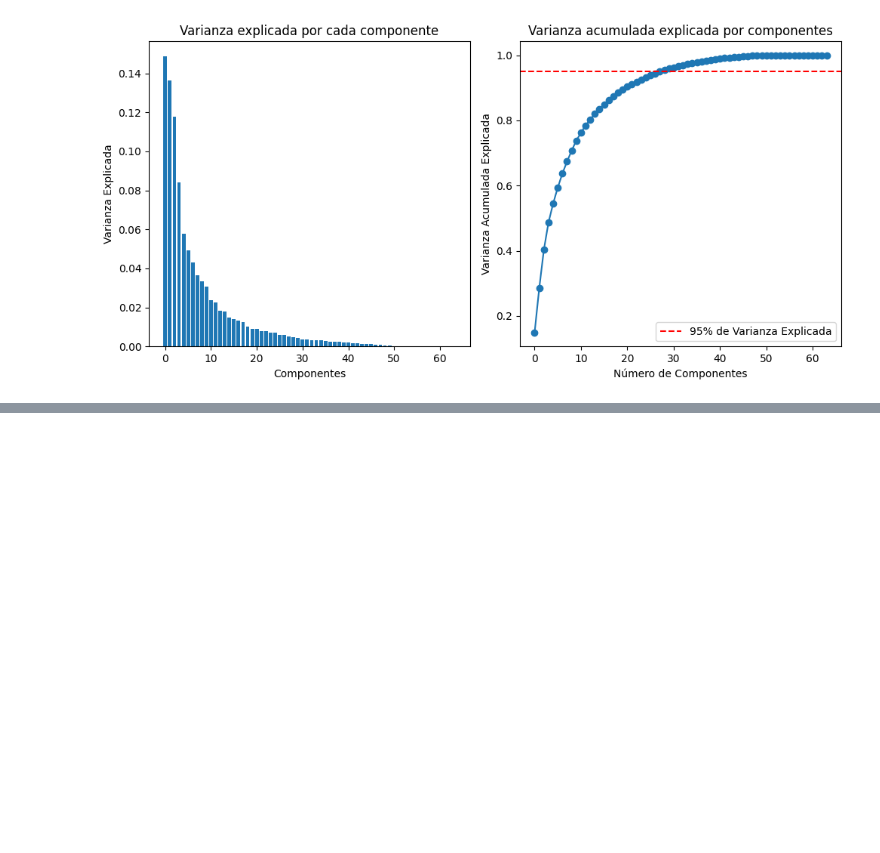
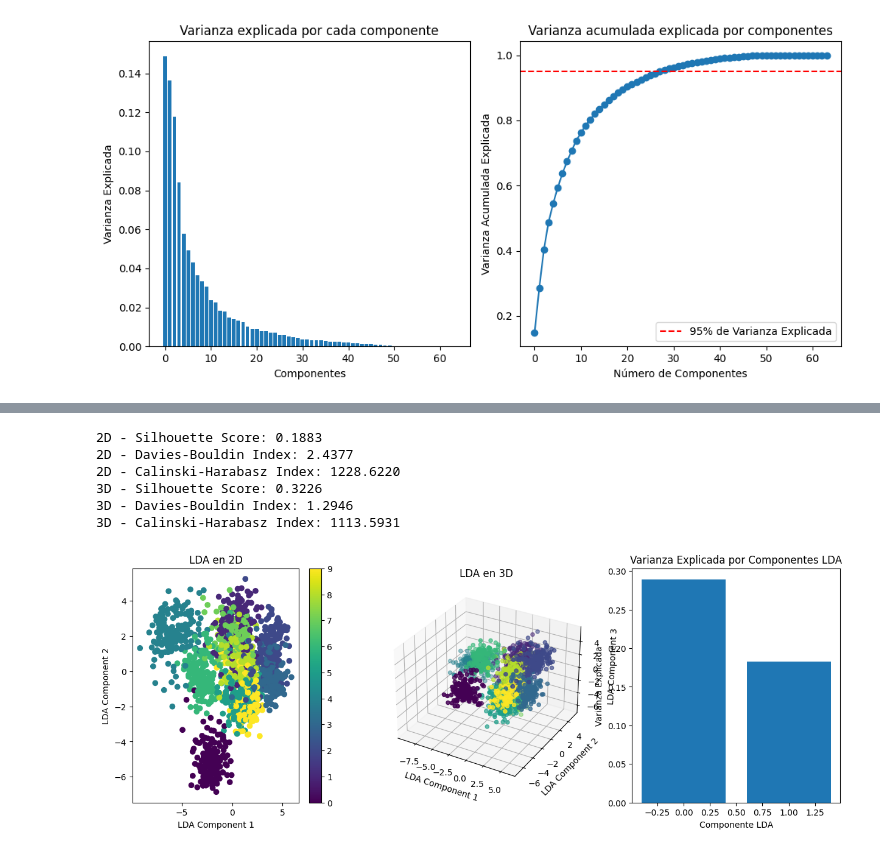
Before and after one commit to RAFS20/Dimensionality-Reduction, a Jupyter notebook: Reducción_de_Dimensionalidad.ipynb, the cells around one changed output, grey strips where cells are left out. Saved outputs shown, nothing was run; the diff lists cells and outputs as text; code cells hidden in the pictures; blank space fills up the shorter version.

Commit message:
Reducción de dimensionalidad

```diff
--- a/Reducción_de_Dimensionalidad.ipynb
+++ b/Reducción_de_Dimensionalidad.ipynb
@@ -552,0 +621,72 @@ plt.show()
+# %%
+import numpy as np
+import matplotlib.pyplot as plt
+from sklearn import datasets
+from sklearn.discriminant_analysis import LinearDiscriminantAnalysis
+from sklearn.metrics import silhouette_score, davies_bouldin_score, calinski_harabasz_score
+
+# Cargamos el conjunto de datos de dígitos escritos a mano
+digits = datasets.load_digits()
+X = digits.data
+y = digits.target
+
+# Aplicamos LDA para reducir a 2 dimensiones
+lda_2d = LinearDiscriminantAnalysis(n_components=2)
+X_lda_2d = lda_2d.fit_transform(X, y)
+
+# Visualización 1: Gráfico de dispersión en 2D con colores según etiquetas
+plt.figure(figsize=(15, 5))
+
+plt.subplot(131)
+plt.scatter(X_lda_2d[:, 0], X_lda_2d[:, 1], c=y, cmap='viridis')
+plt.xlabel('LDA Component 1')
+plt.ylabel('LDA Component 2')
+plt.title('LDA en 2D')
+plt.colorbar()
+
+# Medidas de error para la proyección en 2D
+silhouette_avg = silhouette_score(X_lda_2d, y)
+davies_bouldin = davies_bouldin_score(X_lda_2d, y)
+calinski_harabasz = calinski_harabasz_score(X_lda_2d, y)
+print(f"2D - Silhouette Score: {silhouette_avg:.4f}")
+print(f"2D - Davies-Bouldin Index: {davies_bouldin:.4f}")
+print(f"2D - Calinski-Harabasz Index: {calinski_harabasz:.4f}")
+
+# Como LDA es supervisado, solo podemos tener n_classes-1 componentes, así que la máxima reducción será a 3D (teniendo en cuenta que tenemos 10 clases)
+lda_3d = LinearDiscriminantAnalysis(n_components=3)
+X_lda_3d = lda_3d.fit_transform(X, y)
+
+# Visualización 2: Gráfico en 3D
+ax = plt.subplot(132, projection='3d')
+ax.scatter(X_lda_3d[:, 0], X_lda_3d[:, 1], X_lda_3d[:, 2], c=y, cmap='viridis')
+ax.set_xlabel('LDA Component 1')
+ax.set_ylabel('LDA Component 2')
+ax.set_zlabel('LDA Component 3')
+ax.set_title('LDA en 3D')
+
+# Medidas de error para la proyección en 3D
+silhouette_avg = silhouette_score(X_lda_3d, y)
+davies_bouldin = davies_bouldin_score(X_lda_3d, y)
+calinski_harabasz = calinski_harabasz_score(X_lda_3d, y)
+print(f"3D - Silhouette Score: {silhouette_avg:.4f}")
+print(f"3D - Davies-Bouldin Index: {davies_bouldin:.4f}")
+print(f"3D - Calinski-Harabasz Index: {calinski_harabasz:.4f}")
+
+# Visualización 3: Mostramos la proporción de varianza explicada por cada componente
+plt.subplot(133)
+explained_variance_ratio = lda_2d.explained_variance_ratio_ # LDA solo nos da la varianza para la dimensión 2D
+plt.bar(range(len(explained_variance_ratio)), explained_variance_ratio)
+plt.xlabel('Componente LDA')
+plt.ylabel('Varianza Explicada')
+plt.title('Varianza Explicada por Componentes LDA')
+
+plt.tight_layout()
+plt.show()
+# %% [output]
+2D - Silhouette Score: 0.1883
+2D - Davies-Bouldin Index: 2.4377
+2D - Calinski-Harabasz Index: 1228.6220
+3D - Silhouette Score: 0.3226
+3D - Davies-Bouldin Index: 1.2946
+3D - Calinski-Harabasz Index: 1113.5931
+[figure, added]
```
Also changed, not shown: parts of 7 cells of this notebook.
